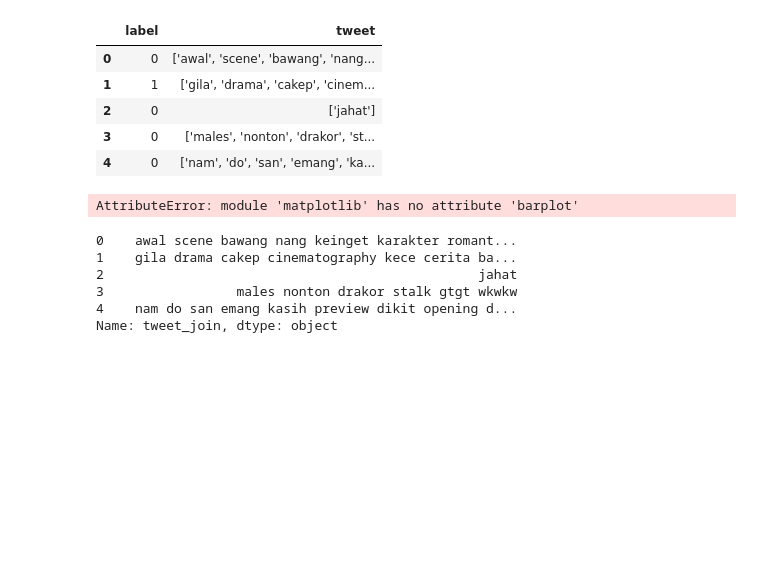
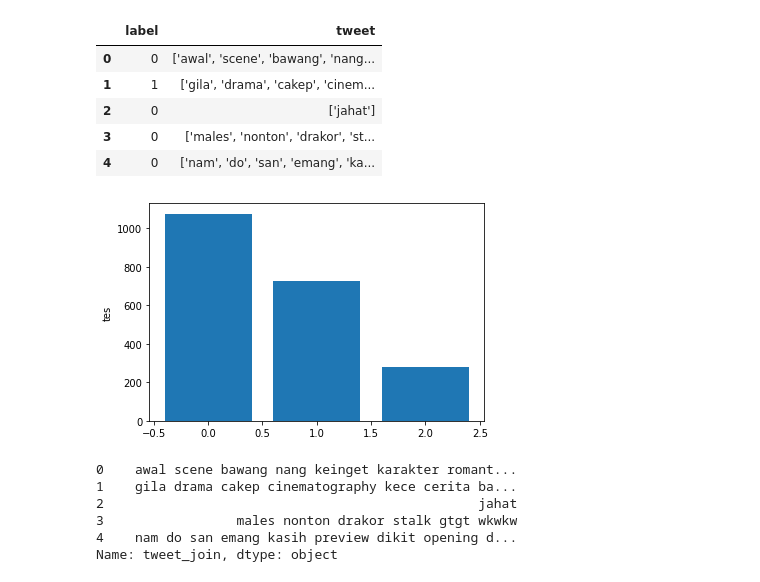
Before and after one commit to zasiem/s1-kuli-magang, a Jupyter notebook: sentiment-classification.ipynb, the cells around one changed output. Saved outputs shown, nothing was run; the diff lists cells and outputs as text; code cells hidden in the pictures; blank space fills up the shorter version.

```diff
--- a/sentiment-classification.ipynb
+++ b/sentiment-classification.ipynb
@@ -22,11 +22,11 @@ tweets.head()
 | 4 | 0 | ['nam', 'do', 'san', 'emang', 'ka... |
 # %%
 temp = tweets['label'].value_counts()
-plt.pl([0,1,2], height=temp)
+plt.bar([0,1,2], height=temp)
 plt.ylabel('tes')
 plt.show()
 # %% [output]
-AttributeError: module 'matplotlib' has no attribute 'barplot'
+[figure, added]
 # %%
 #parse string to list
 import ast
```
Also changed, not shown: parts of 9 cells of this notebook.
